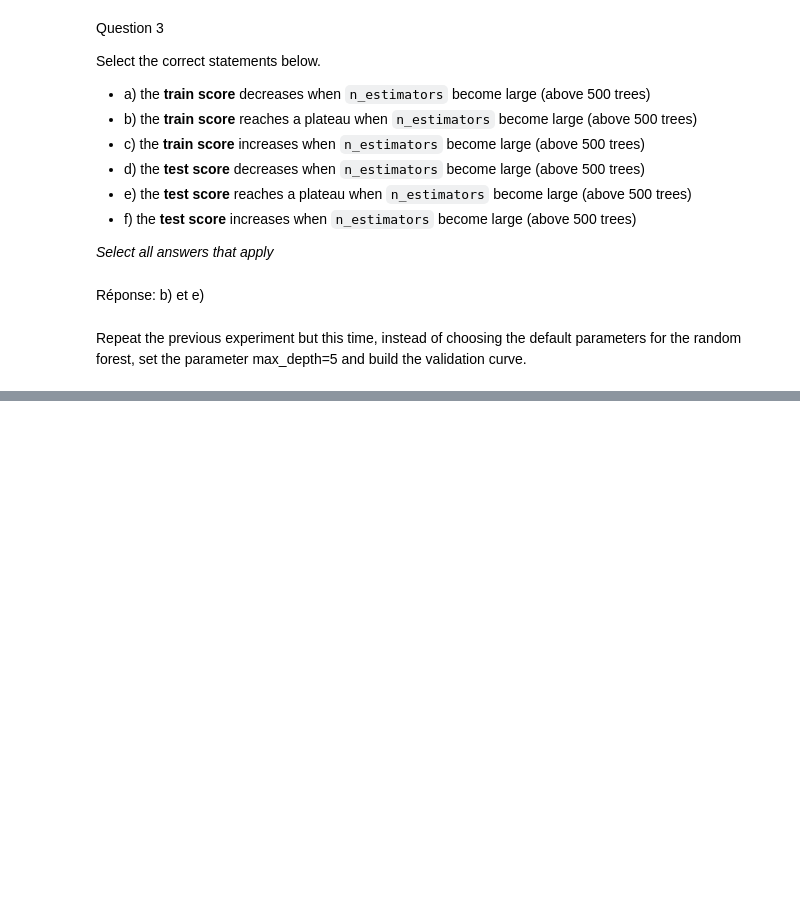
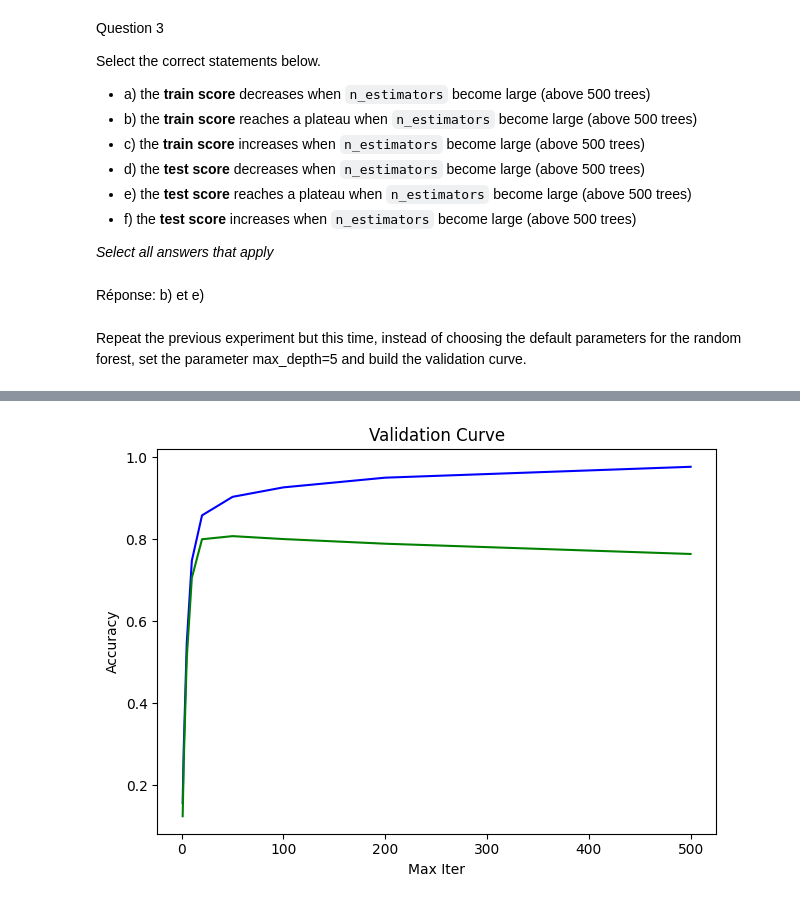
Before and after one commit to NathanFouere/scikit-learn-mooc, a Jupyter notebook: quizzes/Wrap_up_quiz_Ensemble_Method_to_Students.ipynb, the cells around one changed output, grey strips where cells are left out. Saved outputs shown, nothing was run; the diff lists cells and outputs as text; code cells hidden in the pictures; blank space fills up the shorter version.

```diff
--- a/quizzes/Wrap_up_quiz_Ensemble_Method_to_Students.ipynb
+++ b/quizzes/Wrap_up_quiz_Ensemble_Method_to_Students.ipynb
@@ -400,0 +502,23 @@ Repeat the previous experiment but this time, instead of choosing the default pa
+# %%
+max_iters = np.array([1, 2, 5, 10, 20, 50, 100, 200, 500])
+
+train_score, test_score = validation_curve(HistGradientBoostingRegressor(), data, target,
+                                           param_name="max_iter",
+                                           param_range=max_iters,
+                                           cv=10)
+
+mean_train_score = np.mean(train_score, axis=1)
+mean_test_score = np.mean(test_score, axis=1)
+
+plt.plot(max_iters, mean_train_score,
+         label="Training Score", color='b')
+plt.plot(max_iters, mean_test_score,
+         label="Cross Validation Score", color='g')
+
+plt.title("Validation Curve")
+plt.xlabel("Max Iter")
+plt.ylabel("Accuracy")
+plt.tight_layout()
+plt.show()
+# %% [output]
+[figure, added]
```
Also changed, not shown: parts of 13 cells of this notebook.
